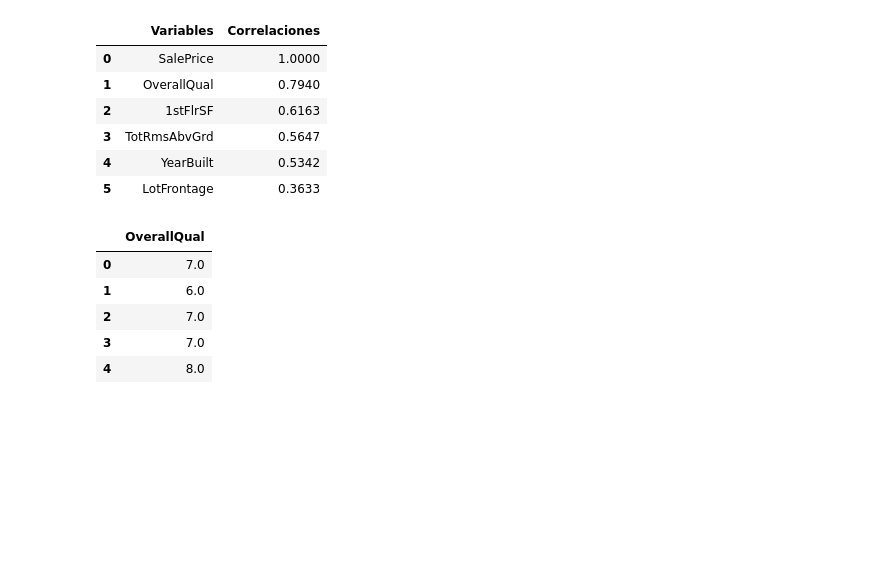
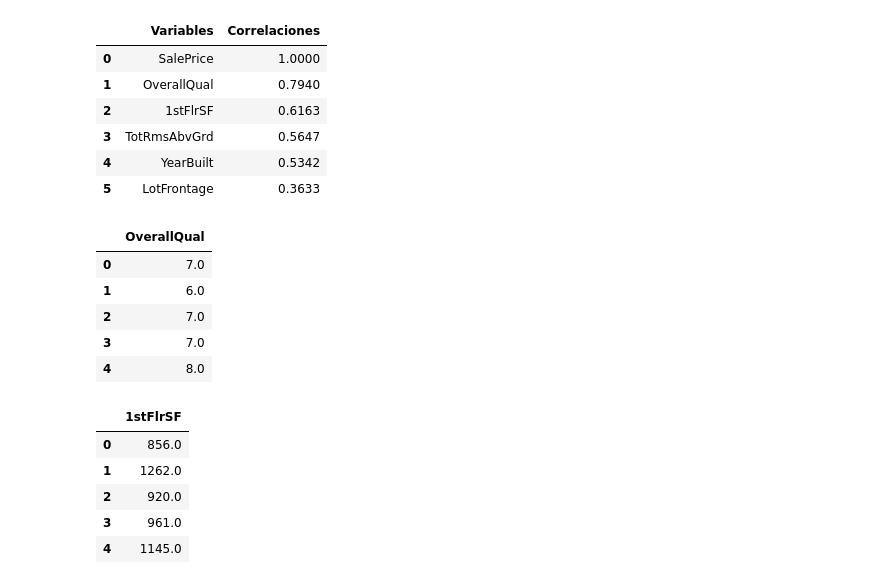
Before and after one commit to CarlosRisch/ProyectoRegresion, a Jupyter notebook: Proyecto1_RegresionLineal.ipynb, the cells around one changed output. Saved outputs shown, nothing was run; the diff lists cells and outputs as text; code cells hidden in the pictures; blank space fills up the shorter version.

```diff
--- a/Proyecto1_RegresionLineal.ipynb
+++ b/Proyecto1_RegresionLineal.ipynb
@@ -294,3 +294,14 @@ Var_x.head()
 | 2 | 7.0 |
 | 3 | 7.0 |
 | 4 | 8.0 |
+# %%
+# Segun datos de la grafica y los resultados obtenidos, se determina que 1stFlrSF como variable independiente x2 y SalePrice como variable dependiente
+Var_x2 = set_entrenamiento.loc[:, ['1stFlrSF']]
+Var_x2.head()
+# %% [output]
+|  | 1stFlrSF |
+| 0 | 856.0 |
+| 1 | 1262.0 |
+| 2 | 920.0 |
+| 3 | 961.0 |
+| 4 | 1145.0 |
```
Also changed, not shown: parts of 10 cells of this notebook.
